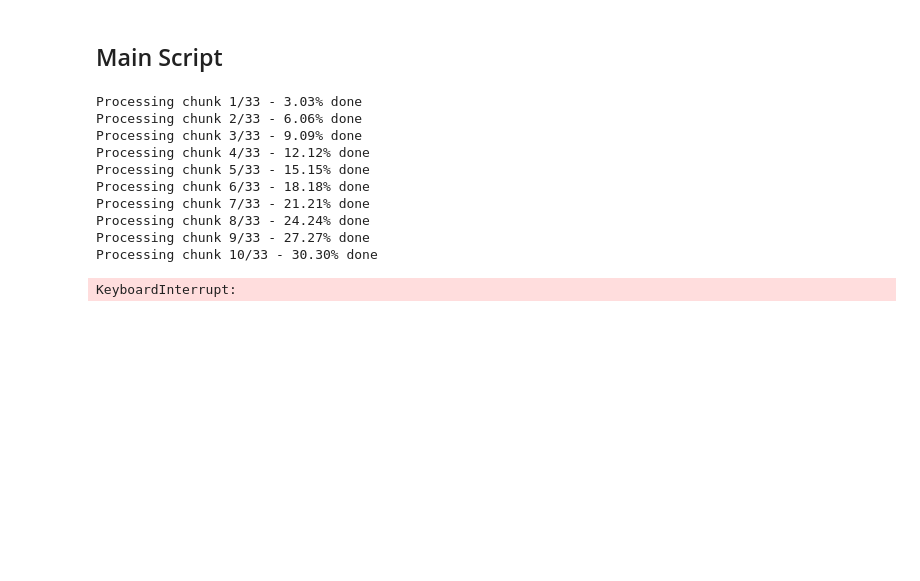
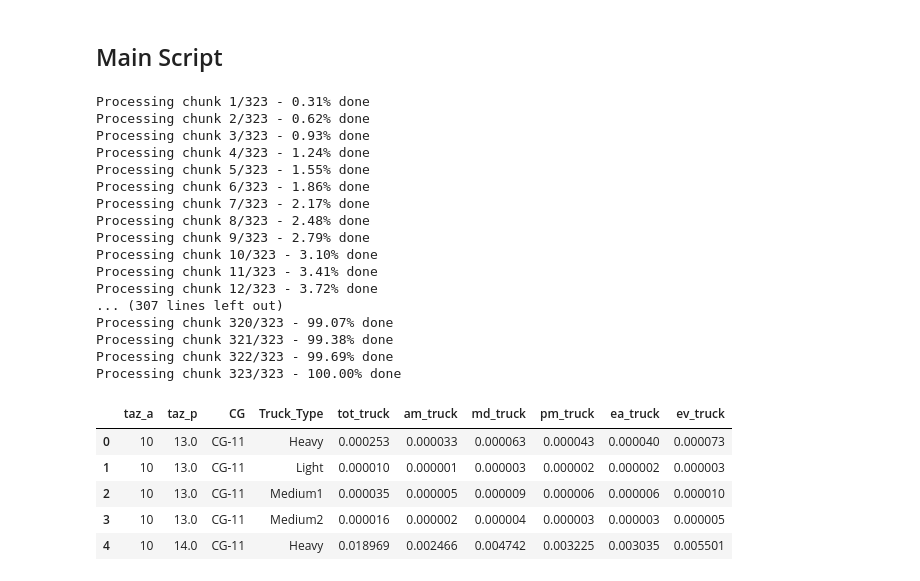
Before and after one commit to ghazalhasani/Data_HTM, a Jupyter notebook: HTM_FAF_Disaggregation.ipynb, the cells around one changed output. Cells and saved outputs as stored; diff of their text form; code cells hidden in the pictures; blank space fills up the shorter version.

Commit message:
Updated script

```diff
--- a/HTM_FAF_Disaggregation.ipynb
+++ b/HTM_FAF_Disaggregation.ipynb
@@ -203,11 +223,10 @@ def prepare_taz_data(mgra, emp_converter, taz_faz):
 # %%
 def faf_disaggregate_to_taz(df, faz_gateway, cg_emp_a, cg_emp_p, faz_county, taz, annual_factor):
     """
-
-
     Parameters:
     - df (DataFrame): faf data with aggregated commodity
     - faz_gateway (DataFrame): DataFrame mapping FAZ to SADNAG gateways.
+    - faz_county (DataFrame): DataFrame containing FAZ and County information.
 
     Returns:
     - processed_df (DataFrame): Processed DataFrame with daily tonnage by TAZ origin and destination.
@@ -250,9 +269,9 @@ def faf_disaggregate_to_taz(df, faz_gateway, cg_emp_a, cg_emp_p, faz_county, taz
 
     # 3. For FAZ outside the SANDAG region, assume that the distribution percentage is 1 for both attraction/production
     # create a list of FAZ in San Diego
-    faz_san_diego = faz_county[faz_county["County"] == "San Diego"]["FAZ"]
-    df.loc[(~df['dms_orig'].isin(faz_san_diego)) & (df['emp_naics_perc_p'].isnull()), 'emp_naics_perc_p'] = 1
-    df.loc[(~df['dms_dest'].isin(faz_san_diego)) & (df['emp_naics_perc_a'].isnull()), 'emp_naics_perc_a'] = 1
+    faz_sandag = faz_county[faz_county["County"] == "San Diego"]["FAZ"]
+    df.loc[(~df['dms_orig'].isin(faz_sandag)) & (df['emp_naics_perc_p'].isnull()), 'emp_naics_perc_p'] = 1
+    df.loc[(~df['dms_dest'].isin(faz_sandag)) & (df['emp_naics_perc_a'].isnull()), 'emp_naics_perc_a'] = 1
 
     # 4. Calculate annual tonnage for each OD pair
     df['dist_perc'] = df['emp_naics_perc_a'] * df['emp_naics_perc_p']
@@ -260,8 +279,8 @@ def faf_disaggregate_to_taz(df, faz_gateway, cg_emp_a, cg_emp_p, faz_county, taz
     df.drop(['ton', 'emp_naics_perc_p', 'emp_naics_perc_a', 'dist_perc'], axis=1, inplace=True)
 
     # 5. Reformat the faz_gateway table to long format using emp_ columns and pop
-    gateways = np.arange(1, 13)
-    faz_gateway_long = faz_gateway.melt(id_vars=['FAZ'], value_vars=gateways, value_name='faz_gtw_perc', var_name='gateways').dropna(subset=['faz_gtw_perc'])
+    gateway_airport_port = faz_gateway.columns[4:]
+    faz_gateway_long = faz_gateway.melt(id_vars=['FAZ'], value_vars=gateway_airport_port, value_name='faz_gtw_perc', var_name='gateways').dropna(subset=['faz_gtw_perc'])
 
     # 6. Assign Gateway TAZ and percentage to the DataFrame
     df = df.merge(faz_gateway_long, how='left', left_on='dms_orig', right_on='FAZ').drop('FAZ', axis=1)
@@ -270,16 +289,23 @@ def faf_disaggregate_to_taz(df, faz_gateway, cg_emp_a, cg_emp_p, faz_county, taz
     df = df.merge(faz_gateway_long, how='left', left_on='dms_dest', right_on='FAZ').drop('FAZ', axis=1)
     df.rename(columns={'gateways': 'gateways_a', 'faz_gtw_perc': 'faz_gtw_perc_a'}, inplace=True)
 
-    # 7. Calculate final tonnage where one end of trip is outside the SANDAG region (taz_a or taz_p is null) and assign corresponding gateways as taz_a or taz_p.
-    df.loc[df['taz_a'].isnull(), 'ton_tot'] = df.loc[df['taz_a'].isnull(), 'ton_annual'] * df.loc[df['taz_a'].isnull(), 'faz_gtw_perc_a']
+    # 7. Calculate final tonnage
+    # For the end that is within SANDAG region, gateway distributions should be ignored
+    df.loc[(df['dms_orig'].isin(faz_sandag)) & (df['faz_gtw_perc_p'].isnull()), 'faz_gtw_perc_p'] = 1
+    df.loc[(df['dms_dest'].isin(faz_sandag)) & (df['faz_gtw_perc_a'].isnull()), 'faz_gtw_perc_a'] = 1
+
+    df['faz_gtw_perc'] = df['faz_gtw_perc_p'] * df['faz_gtw_perc_a']
+    df['ton_tot'] = df['ton_annual'] * df['faz_gtw_perc']
+
+    # df.loc[df['taz_a'].isnull(), 'ton_tot'] = df.loc[df['taz_a'].isnull(), 'ton_annual'] * df.loc[df['taz_a'].isnull(), 'faz_gtw_perc_a']
     df.loc[df['taz_a'].isnull(), 'taz_a'] = df.loc[df['taz_a'].isnull(), 'gateways_a']
 
-    df.loc[df['taz_p'].isnull(), 'ton_tot'] = df.loc[df['taz_p'].isnull(), 'ton_annual'] * df.loc[df['taz_p'].isnull(), 'faz_gtw_perc_p']
+    # df.loc[df['taz_p'].isnull(), 'ton_tot'] = df.loc[df['taz_p'].isnull(), 'ton_annual'] * df.loc[df['taz_p'].isnull(), 'faz_gtw_perc_p']
     df.loc[df['taz_p'].isnull(), 'taz_p'] = df.loc[df['taz_p'].isnull(), 'gateways_p']
 
     # 8. Group by TAZ attraction and production and sum up the annual tonnage
     # Note that there is a column that shows if at least one end of the trip is within Orange County. This column will be used in future steps to determine the OD distance.
-    processed_df = df.groupby(['taz_a', 'taz_p', 'CG', 'one_end_orange'], as_index=False).agg({'ton_tot': 'sum'})
+    processed_df = df.groupby(['taz_a', 'taz_p', 'CG', 'one_end_orange', 'one_end_mx'], as_index=False).agg({'ton_tot': 'sum'})
 
     # 9. Convert annual to daily tonnage . the annual to daily factor is basically the number of working days within a year.
     annual_to_daily_factor = annual_factor['Factor'].values
@@ -338,6 +364,7 @@ def daily_ton_to_truck_by_type_and_tod(df, traffic_skims, truck_dist, payload, t
             return 0
 
     df['dist_cat'] = np.where(df['one_end_orange'] == 1, 3, 0)
+    df['dist_cat'] = np.where(df['one_end_mx'] == 1, 5, 0)
     df['dist_cat'] = np.where(df['dist_cat'] == 0, df['PM_TRK_H_DIST'].apply(categorize_dist), df['dist_cat'])
     df['dist_cat'] = np.where(df['dist_cat'] == 0, 4, df['dist_cat'])
     df.drop(['one_end_orange', 'PM_TRK_H_DIST'], axis=1, inplace=True)
@@ -368,16 +395,17 @@ def daily_ton_to_truck_by_type_and_tod(df, traffic_skims, truck_dist, payload, t
 ## Main Script
 # %%
 # Step 1: Load and preprocess data
-df, mgra, traffic_skims, df_dict = load_and_preprocess_data("C:\GitLab\HVM scripts\inputs_sandag_HTM.xlsx")
+df, mgra, traffic_skims, df_dict = load_and_preprocess_data("C:\GitLab\HVM scripts\inputs_sandag_HTM_11.30.xlsx")
 
 # Step 2: Prepare TAZ data
-taz = prepare_taz_data(mgra, 'emp_converter', 'taz_faz')
+taz = prepare_taz_data(mgra, 'faz_county', 'emp_converter', 'taz_faz')
 
 
 # Process df in chunks
-chunk_size = 100000
+chunk_size = 10000
 num_chunks = len(df) // chunk_size + 1
 final_results = []
+final_ton = []
 
 for chunk_num in range(num_chunks):
     start_idx = chunk_num * chunk_size
@@ -385,7 +413,7 @@ for chunk_num in range(num_chunks):
     df_chunk = df[start_idx:end_idx]
 
     # Step 3: Clean FAF data
-    df_chunk = clean_faf(df_chunk, 'faz_county', 'othermode_truck', 'commodity_group')
+    df_chunk = clean_faf(df_chunk, 'faz_gateway', 'faz_county', 'sd_flows', 'othermode_truck', 'commodity_group')
 
     # Step 4: FAF disaggregation to TAZ
     df_chunk = faf_disaggregate_to_taz(df_chunk, 'faz_gateway', 'cg_emp_a', 'cg_emp_p', 'faz_county', taz, 'annual_factor')
@@ -395,6 +423,7 @@ for chunk_num in range(num_chunks):
 
     # Append the results of the chunk to the final_results list
     final_results.append(final_chunk)
+    final_ton.append(df_chunk)
 
     # Print progress
     progress = (chunk_num + 1) / num_chunks * 100
@@ -402,16 +431,32 @@ for chunk_num in range(num_chunks):
 
 
 # Combine the results of all chunks
-final = pd.concat(final_results, ignore_index=True)
+final_truck = pd.concat(final_results, ignore_index=True)
+final_ton = pd.concat(final_ton, ignore_index=True)
 # %% [output]
-Processing chunk 1/33 - 3.03% done
-Processing chunk 2/33 - 6.06% done
-Processing chunk 3/33 - 9.09% done
-Processing chunk 4/33 - 12.12% done
-Processing chunk 5/33 - 15.15% done
-Processing chunk 6/33 - 18.18% done
-Processing chunk 7/33 - 21.21% done
-Processing chunk 8/33 - 24.24% done
-Processing chunk 9/33 - 27.27% done
-Processing chunk 10/33 - 30.30% done
+Processing chunk 1/323 - 0.31% done
+Processing chunk 2/323 - 0.62% done
+Processing chunk 3/323 - 0.93% done
+Processing chunk 4/323 - 1.24% done
+Processing chunk 5/323 - 1.55% done
+Processing chunk 6/323 - 1.86% done
+Processing chunk 7/323 - 2.17% done
+Processing chunk 8/323 - 2.48% done
+Processing chunk 9/323 - 2.79% done
+Processing chunk 10/323 - 3.10% done
+Processing chunk 11/323 - 3.41% done
+Processing chunk 12/323 - 3.72% done
+... (307 lines left out)
+Processing chunk 320/323 - 99.07% done
+Processing chunk 321/323 - 99.38% done
+Processing chunk 322/323 - 99.69% done
+Processing chunk 323/323 - 100.00% done
-KeyboardInterrupt:
+# %%
+final_truck.head()
+# %% [output]
+|  | taz_a | taz_p | CG | Truck_Type | tot_truck | am_truck | md_truck | pm_truck | ea_truck | ev_truck |
+| 0 | 10 | 13.0 | CG-11 | Heavy | 0.000253 | 0.000033 | 0.000063 | 0.000043 | 0.000040 | 0.000073 |
+| 1 | 10 | 13.0 | CG-11 | Light | 0.000010 | 0.000001 | 0.000003 | 0.000002 | 0.000002 | 0.000003 |
+| 2 | 10 | 13.0 | CG-11 | Medium1 | 0.000035 | 0.000005 | 0.000009 | 0.000006 | 0.000006 | 0.000010 |
+| 3 | 10 | 13.0 | CG-11 | Medium2 | 0.000016 | 0.000002 | 0.000004 | 0.000003 | 0.000003 | 0.000005 |
+| 4 | 10 | 14.0 | CG-11 | Heavy | 0.018969 | 0.002466 | 0.004742 | 0.003225 | 0.003035 | 0.005501 |
```
Also changed, not shown: parts of 8 cells of this notebook, 1 other file.
